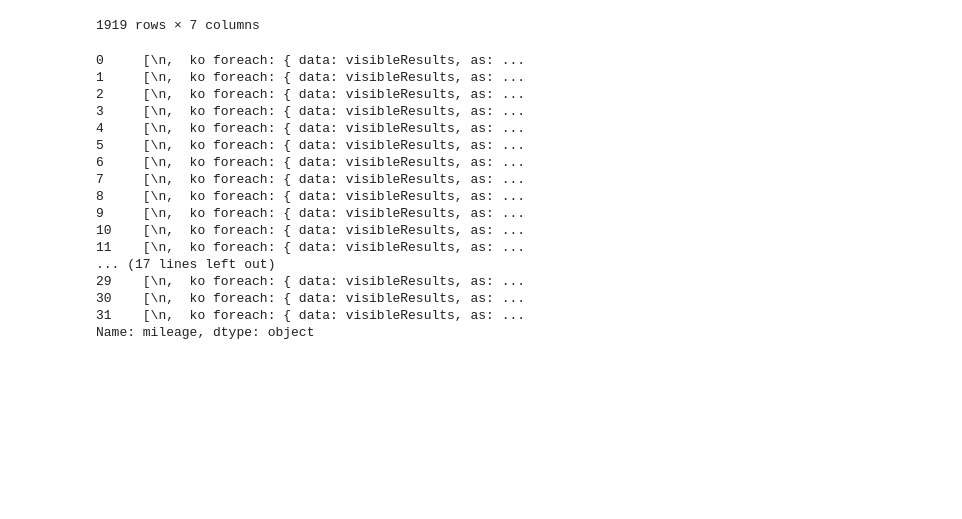
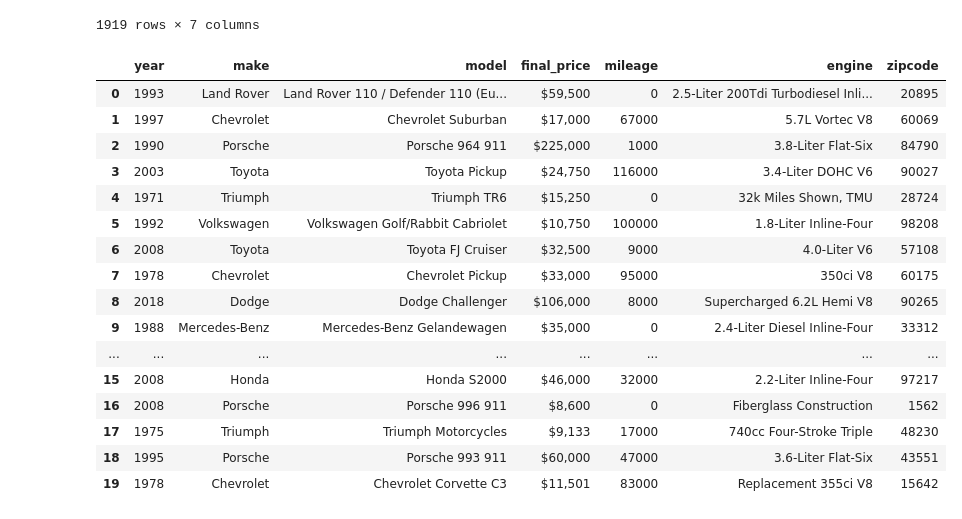
Before and after one commit to Mcusac/Project-4, a Jupyter notebook: project4_scrape.ipynb, the cells around one changed output. Drawn from its saved outputs; the diff is of its cells as text; code cells hidden in the pictures; blank space fills up the shorter version.

```diff
--- a/project4_scrape.ipynb
+++ b/project4_scrape.ipynb
@@ -141,7 +141,8 @@ for i in results:
             try:
                 j = int(word)
                 if j > 1900:
-                    car_year = j
+                    if j < 2023:
+                        car_year = j
             except:
                 pass
     except:
@@ -256,30 +257,31 @@ df
 # %%
 # year
 # make
 # model
 # post title listing
 # final price
 # mileage
 # Engine
 #location with chart on geolocation
+df.head(20)
 # %% [output]
-0     [\n,  ko foreach: { data: visibleResults, as: ...
-1     [\n,  ko foreach: { data: visibleResults, as: ...
-2     [\n,  ko foreach: { data: visibleResults, as: ...
-3     [\n,  ko foreach: { data: visibleResults, as: ...
-4     [\n,  ko foreach: { data: visibleResults, as: ...
-5     [\n,  ko foreach: { data: visibleResults, as: ...
-6     [\n,  ko foreach: { data: visibleResults, as: ...
-7     [\n,  ko foreach: { data: visibleResults, as: ...
-8     [\n,  ko foreach: { data: visibleResults, as: ...
-9     [\n,  ko foreach: { data: visibleResults, as: ...
-10    [\n,  ko foreach: { data: visibleResults, as: ...
-11    [\n,  ko foreach: { data: visibleResults, as: ...
-... (17 lines left out)
-29    [\n,  ko foreach: { data: visibleResults, as: ...
-30    [\n,  ko foreach: { data: visibleResults, as: ...
-31    [\n,  ko foreach: { data: visibleResults, as: ...
-Name: mileage, dtype: object
+|  | year | make | model | final_price | mileage | engine | zipcode |
+| 0 | 1993 | Land Rover | Land Rover 110 / Defender 110 (Eu... | $59,500 | 0 | 2.5-Liter 200Tdi Turbodiesel Inli... | 20895 |
+| 1 | 1997 | Chevrolet | Chevrolet Suburban | $17,000 | 67000 | 5.7L Vortec V8 | 60069 |
+| 2 | 1990 | Porsche | Porsche 964 911 | $225,000 | 1000 | 3.8-Liter Flat-Six | 84790 |
+| 3 | 2003 | Toyota | Toyota Pickup | $24,750 | 116000 | 3.4-Liter DOHC V6 | 90027 |
+| 4 | 1971 | Triumph | Triumph TR6 | $15,250 | 0 | 32k Miles Shown, TMU | 28724 |
+| 5 | 1992 | Volkswagen | Volkswagen Golf/Rabbit Cabriolet | $10,750 | 100000 | 1.8-Liter Inline-Four | 98208 |
+| 6 | 2008 | Toyota | Toyota FJ Cruiser | $32,500 | 9000 | 4.0-Liter V6 | 57108 |
+| 7 | 1978 | Chevrolet | Chevrolet Pickup | $33,000 | 95000 | 350ci V8 | 60175 |
+| 8 | 2018 | Dodge | Dodge Challenger | $106,000 | 8000 | Supercharged 6.2L Hemi V8 | 90265 |
+| 9 | 1988 | Mercedes-Benz | Mercedes-Benz Gelandewagen | $35,000 | 0 | 2.4-Liter Diesel Inline-Four | 33312 |
+| ... | ... | ... | ... | ... | ... | ... | ... |
+| 15 | 2008 | Honda | Honda S2000 | $46,000 | 32000 | 2.2-Liter Inline-Four | 97217 |
+| 16 | 2008 | Porsche | Porsche 996 911 | $8,600 | 0 | Fiberglass Construction | 1562 |
+| 17 | 1975 | Triumph | Triumph Motorcycles | $9,133 | 17000 | 740cc Four-Stroke Triple | 48230 |
+| 18 | 1995 | Porsche | Porsche 993 911 | $60,000 | 47000 | 3.6-Liter Flat-Six | 43551 |
+| 19 | 1978 | Chevrolet | Chevrolet Corvette C3 | $11,501 | 83000 | Replacement 355ci V8 | 15642 |
 # %%
 df.to_csv('dataset.csv', mode='a')
 # %%
```
Also changed, not shown: 1 other file.
